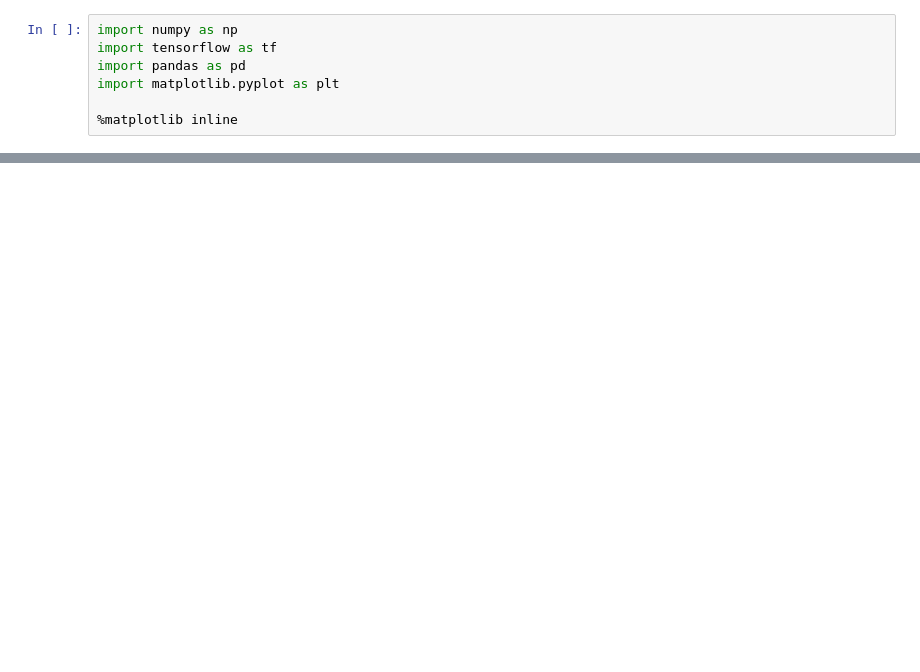
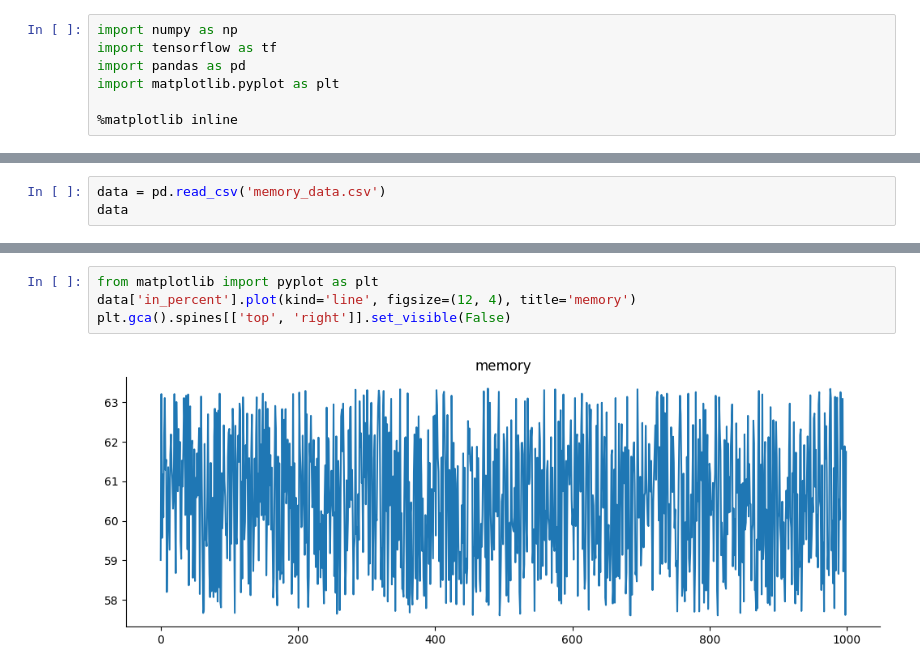
Before and after one commit to anni1st/Anomaly-Detection-VM-, a Jupyter notebook: anomaly_detection_memory.ipynb, the cells around one changed output, grey strips where cells are left out. Saved outputs shown, nothing was run; the diff lists cells and outputs as text; blank space fills up the shorter version.

```diff
--- a/anomaly_detection_memory.ipynb
+++ b/anomaly_detection_memory.ipynb
@@ -48,0 +18,3 @@ print(train.shape, test.shape)
+# %%
+data = pd.read_csv('memory_data.csv')
+data
@@ -48,0 +81,6 @@ print(train.shape, test.shape)
+# %%
+from matplotlib import pyplot as plt
+data['in_percent'].plot(kind='line', figsize=(12, 4), title='memory')
+plt.gca().spines[['top', 'right']].set_visible(False)
+# %% [output]
+[figure, added]
```
Also changed, not shown: parts of 17 cells of this notebook.
